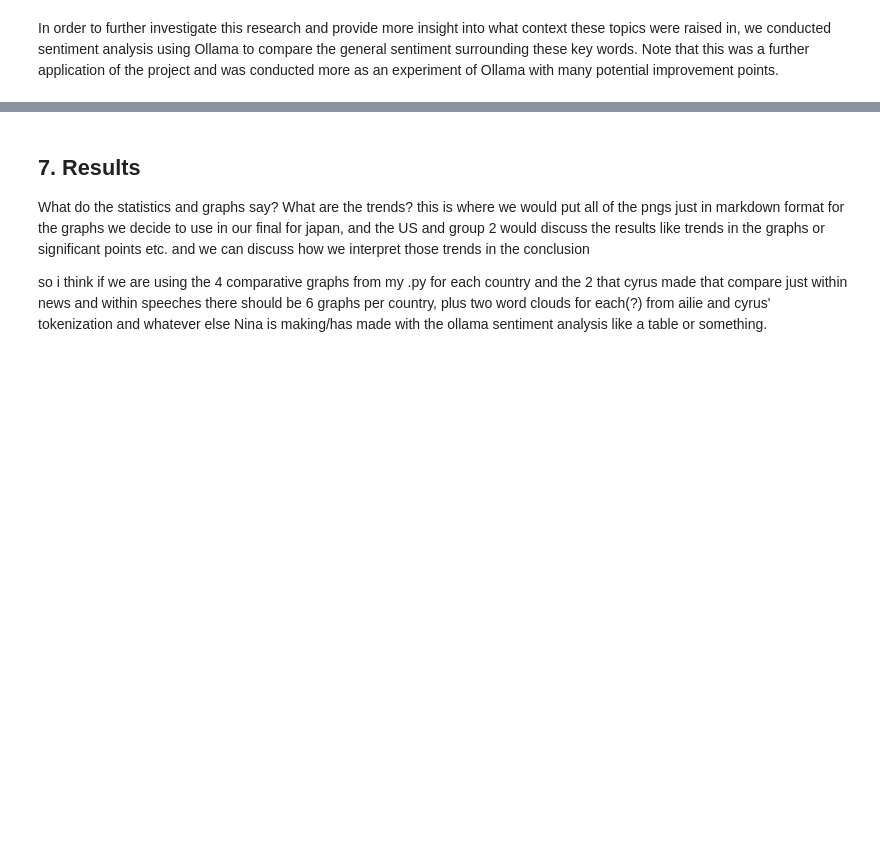
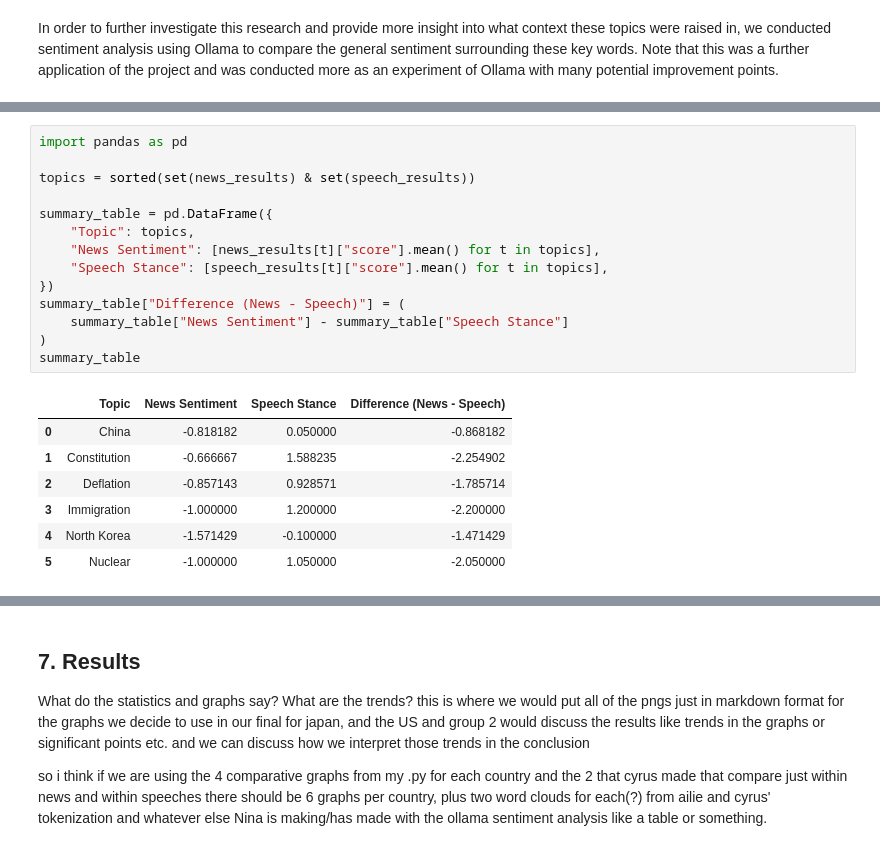
Before and after one commit to ninaudagawa/Media-Politics, a Jupyter notebook: project/notebooks/media_politics_guide.ipynb, the cells around one changed output, grey strips where cells are left out. Saved outputs shown, nothing was run; the diff lists cells and outputs as text; blank space fills up the shorter version.

```diff
--- a/project/notebooks/media_politics_guide.ipynb
+++ b/project/notebooks/media_politics_guide.ipynb
@@ -348,0 +425,22 @@ In order to further investigate this research and provide more insight into what
+# %%
+import pandas as pd
+
+topics = sorted(set(news_results) & set(speech_results))
+
+summary_table = pd.DataFrame({
+    "Topic": topics,
+    "News Sentiment": [news_results[t]["score"].mean() for t in topics],
+    "Speech Stance": [speech_results[t]["score"].mean() for t in topics],
+})
+summary_table["Difference (News - Speech)"] = (
+    summary_table["News Sentiment"] - summary_table["Speech Stance"]
+)
+summary_table
+# %% [output]
+|  | Topic | News Sentiment | Speech Stance | Difference (News - Speech) |
+| 0 | China | -0.818182 | 0.050000 | -0.868182 |
+| 1 | Constitution | -0.666667 | 1.588235 | -2.254902 |
+| 2 | Deflation | -0.857143 | 0.928571 | -1.785714 |
+| 3 | Immigration | -1.000000 | 1.200000 | -2.200000 |
+| 4 | North Korea | -1.571429 | -0.100000 | -1.471429 |
+| 5 | Nuclear | -1.000000 | 1.050000 | -2.050000 |
```
Also changed, not shown: parts of 17 cells of this notebook.
